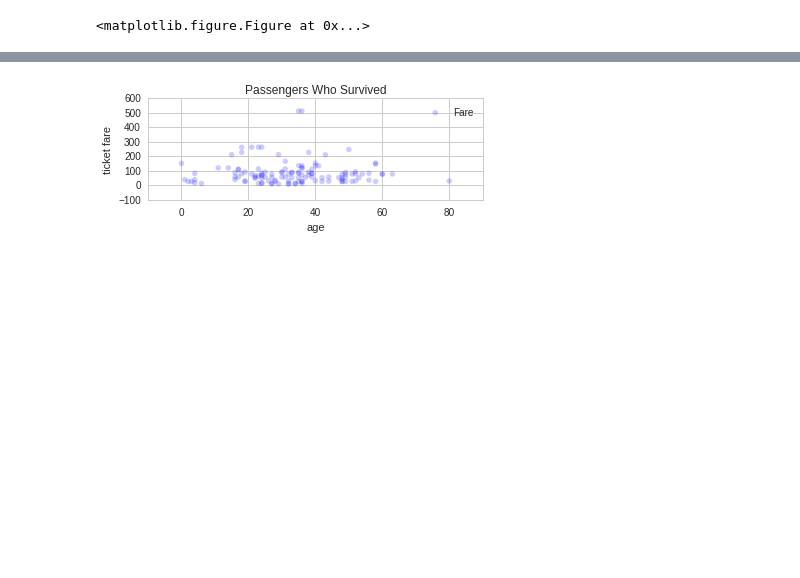
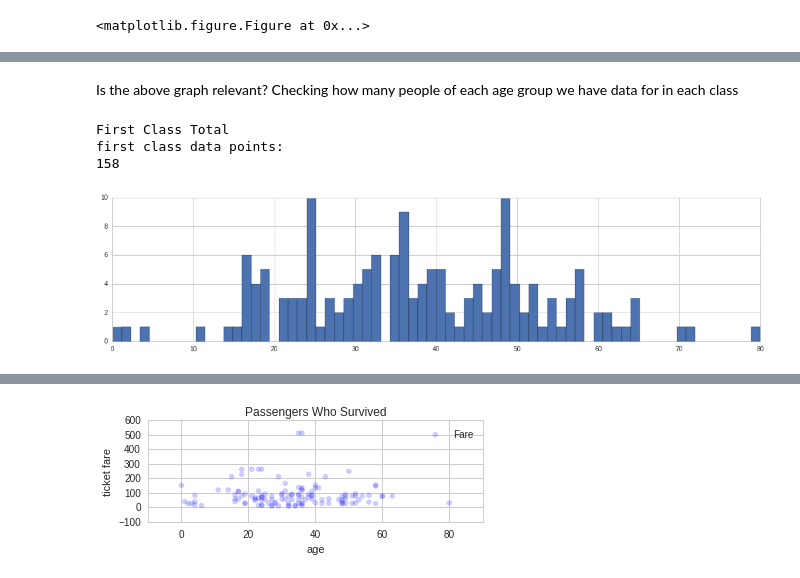
Before and after one commit to BrennaManning/DataScience16WarmupProject, a Jupyter notebook: data_exploration.ipynb, the cells around one changed output, grey strips where cells are left out. Drawn from its saved outputs; the diff is of its cells as text; code cells hidden in the pictures; blank space fills up the shorter version.

```diff
--- a/data_exploration.ipynb
+++ b/data_exploration.ipynb
@@ -98,0 +144,26 @@ Scatterplots are not effective in observing survival because it is a boolean
+# %% [markdown]
+Is the above graph relevant? Checking how many people of each age group we have data for in each class
+# %%
+titanic_df['PclassStr'] = titanic_df['Pclass'].astype(str)
+
+firstclass = titanic_df[titanic_df.PclassStr == '1']
+secondclass = titanic_df[titanic_df.PclassStr == '2']
+thirdclass = titanic_df[titanic_df.PclassStr == '3']
+
+
+firstclass.Age = firstclass.Age.astype(int)
+secondclass.Age = secondclass.Age.astype(int)
+thirdclass.Age = thirdclass.Age.astype(int)
+
+print "First Class Total"
+# plot original Age values
+fig, axis1 = plt.subplots(1,1,figsize=(18,4))
+firstclass.Age.hist(bins=70, ax=axis1)
+
+print "first class data points:"
+print len(firstclass)
+# %% [output]
+First Class Total
+first class data points:
+158
+[figure, added]
```
Also changed, not shown: parts of 15 cells of this notebook, 1 other file.
